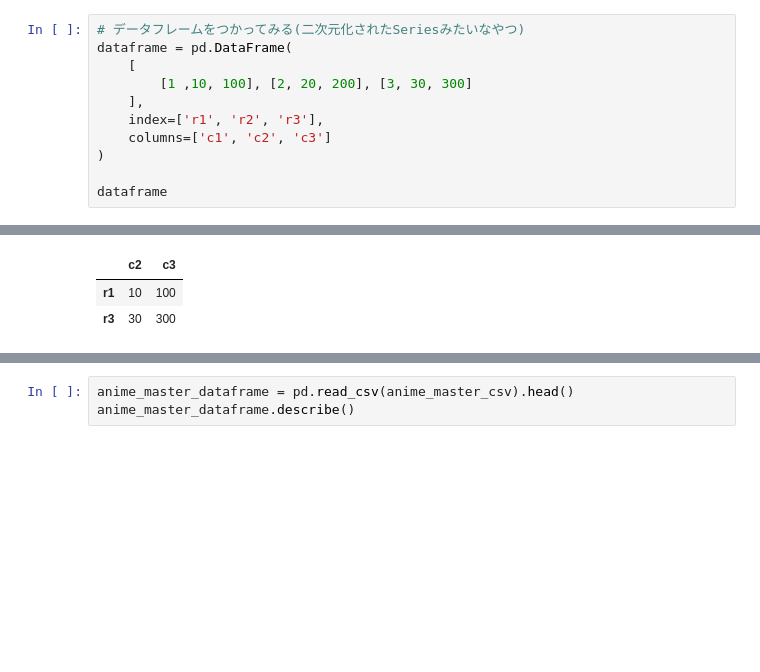
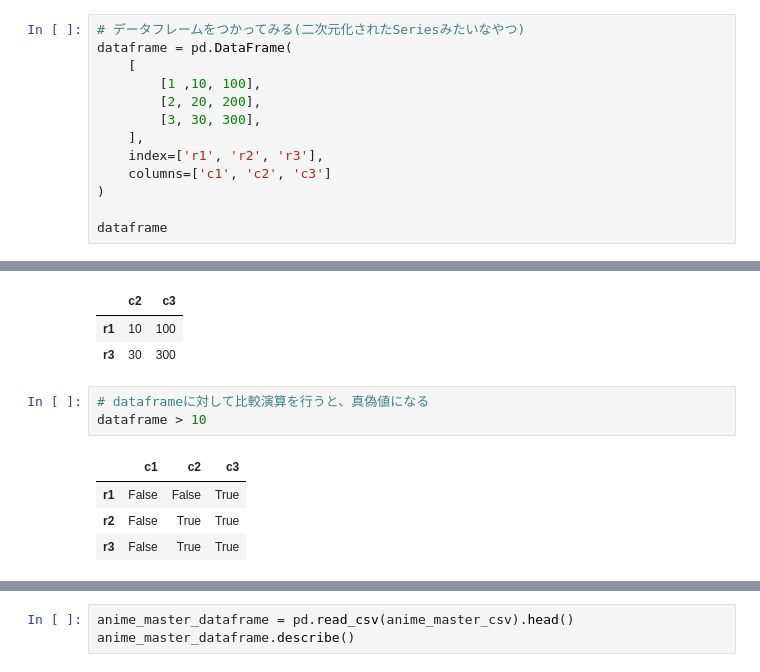
Before and after one commit to yukimura1227/trainings, a Jupyter notebook: pandas_sample/pandas_sample.ipynb, the cells around one changed output, grey strips where cells are left out. Drawn from its saved outputs; the diff is of its cells as text; blank space fills up the shorter version.

Commit message:
expand explain of dataframe

```diff
--- a/pandas_sample/pandas_sample.ipynb
+++ b/pandas_sample/pandas_sample.ipynb
@@ -169,7 +174,9 @@ dtype: int64
 # データフレームをつかってみる(二次元化されたSeriesみたいなやつ)
 dataframe = pd.DataFrame(
     [
-        [1 ,10, 100], [2, 20, 200], [3, 30, 300]
+        [1 ,10, 100],
+        [2, 20, 200],
+        [3, 30, 300],
     ],
     index=['r1', 'r2', 'r3'],
     columns=['c1', 'c2', 'c3']
@@ -209,3 +216,11 @@ dataframe.loc[ ['r1', 'r3'], 'c2':'c3' ]
 |  | c2 | c3 |
 | r1 | 10 | 100 |
 | r3 | 30 | 300 |
+# %%
+# dataframeに対して比較演算を行うと、真偽値になる
+dataframe > 10
+# %% [output]
+|  | c1 | c2 | c3 |
+| r1 | False | False | True |
+| r2 | False | True | True |
+| r3 | False | True | True |
```
Also changed, not shown: parts of 7 cells of this notebook.
